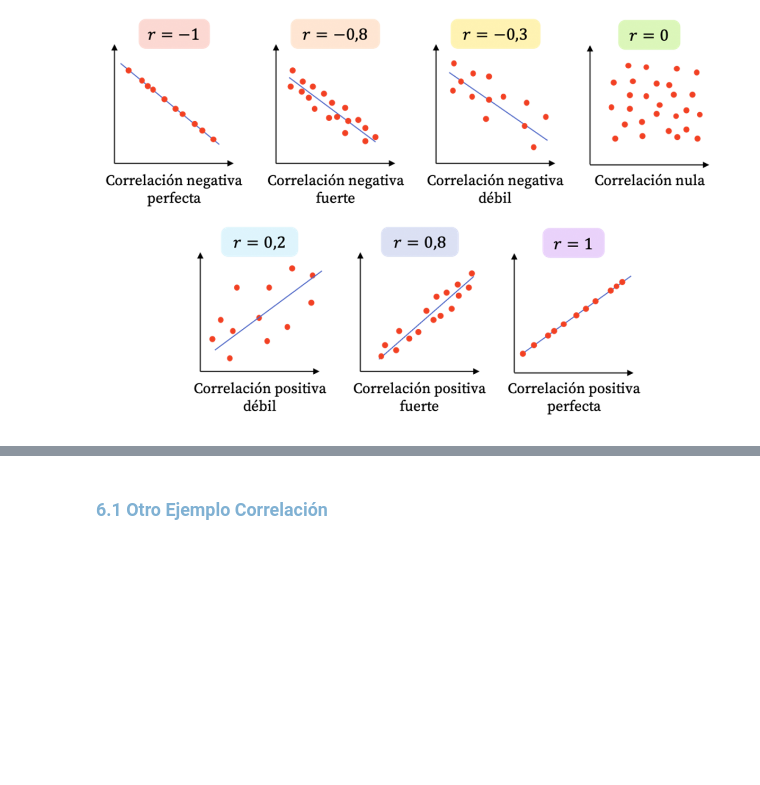
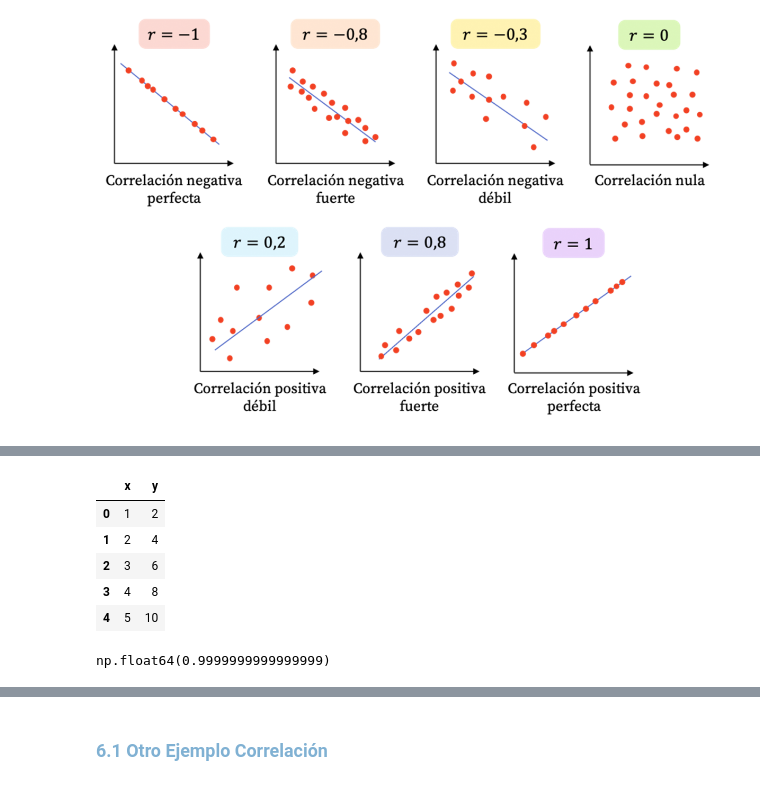
Before and after one commit to DavChing/programa-python_utec, a Jupyter notebook: Modulo3/Sesión_1_Ejemplos.ipynb, the cells around one changed output, grey strips where cells are left out. Saved outputs shown, nothing was run; the diff lists cells and outputs as text; code cells hidden in the pictures; blank space fills up the shorter version.

```diff
--- a/Modulo3/Sesión_1_Ejemplos.ipynb
+++ b/Modulo3/Sesión_1_Ejemplos.ipynb
@@ -191,3 +208,20 @@ La correlación mide la relación lineal entre dos variables. El coeficiente de
 ![image.png](embedded-picture-1)
 # %% [markdown]
 ![image.png](embedded-picture-1)
+# %%
+import pandas as pd
+
+# Datos de ejemplo
+datos = {
+    'x': [1, 2, 3, 4, 5],
+    'y': [2, 4, 6, 8, 10]
+}
+df = pd.DataFrame(datos)
+df
+# %% [output]
+|  | x | y |
+| 0 | 1 | 2 |
+| 1 | 2 | 4 |
+| 2 | 3 | 6 |
+| 3 | 4 | 8 |
+| 4 | 5 | 10 |
@@ -194,3 +230,7 @@ La correlación mide la relación lineal entre dos variables. El coeficiente de
+# %%
+correlacion
+# %% [output]
+np.float64(0.9999999999999999)
 # %%
 import pandas as pd
 
```
Also changed, not shown: parts of 10 cells of this notebook.
